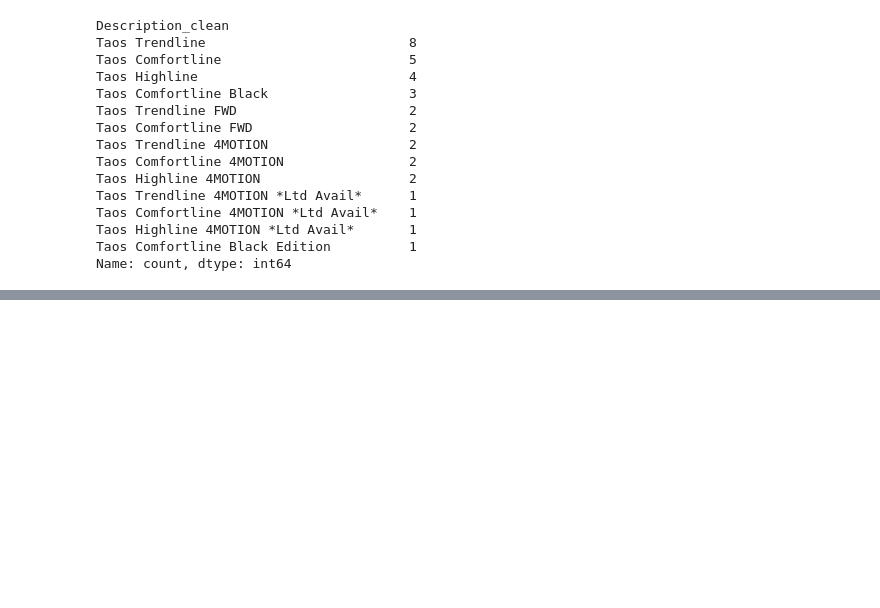
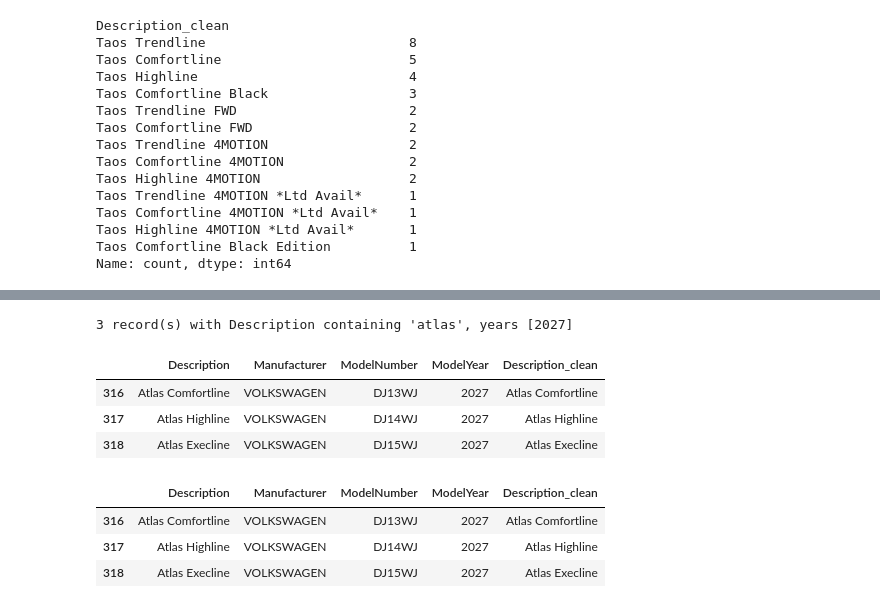
Before and after one commit to MeliPax/OEM_Accessories_v1, a Jupyter notebook: source_code/VW/oem_access_data_analysis.ipynb, the cells around one changed output, grey strips where cells are left out. Cells and saved outputs as stored; diff of their text form; code cells hidden in the pictures; blank space fills up the shorter version.

```diff
--- a/source_code/VW/oem_access_data_analysis.ipynb
+++ b/source_code/VW/oem_access_data_analysis.ipynb
@@ -749,0 +910,17 @@ Name: count, dtype: int64
+# %%
+show_records_by_description(
+                            vw_models_df, "atlas",
+                            partial=True,
+                            years= [2027]
+                            #, exclude=["Golf R", "GTI", "e-Golf"]
+                            )
+# %% [output]
+3 record(s) with Description containing 'atlas', years [2027]
+|  | Description | Manufacturer | ModelNumber | ModelYear | Description_clean |
+| 316 | Atlas Comfortline | VOLKSWAGEN | DJ13WJ | 2027 | Atlas Comfortline |
+| 317 | Atlas Highline | VOLKSWAGEN | DJ14WJ | 2027 | Atlas Highline |
+| 318 | Atlas Execline | VOLKSWAGEN | DJ15WJ | 2027 | Atlas Execline |
+|  | Description | Manufacturer | ModelNumber | ModelYear | Description_clean |
+| 316 | Atlas Comfortline | VOLKSWAGEN | DJ13WJ | 2027 | Atlas Comfortline |
+| 317 | Atlas Highline | VOLKSWAGEN | DJ14WJ | 2027 | Atlas Highline |
+| 318 | Atlas Execline | VOLKSWAGEN | DJ15WJ | 2027 | Atlas Execline |
```
Also changed, not shown: parts of 10 cells of this notebook.
